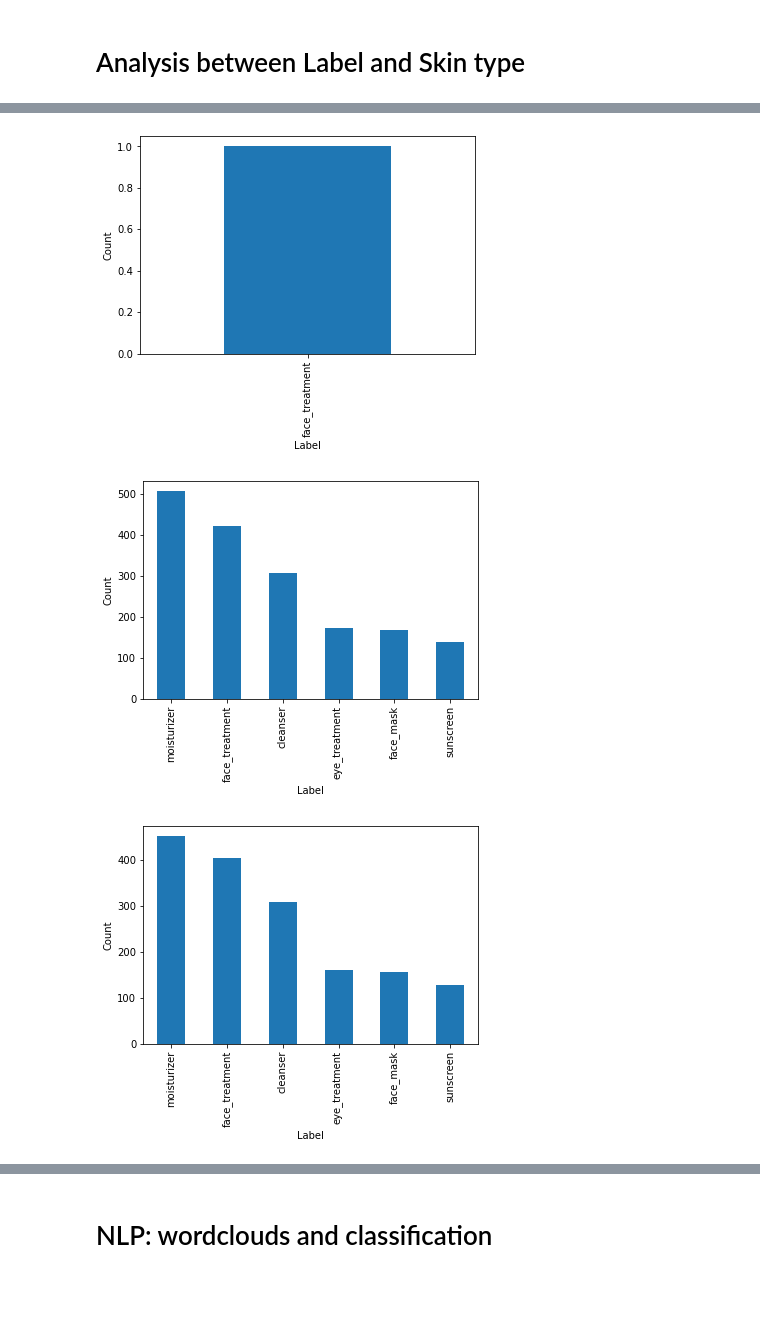
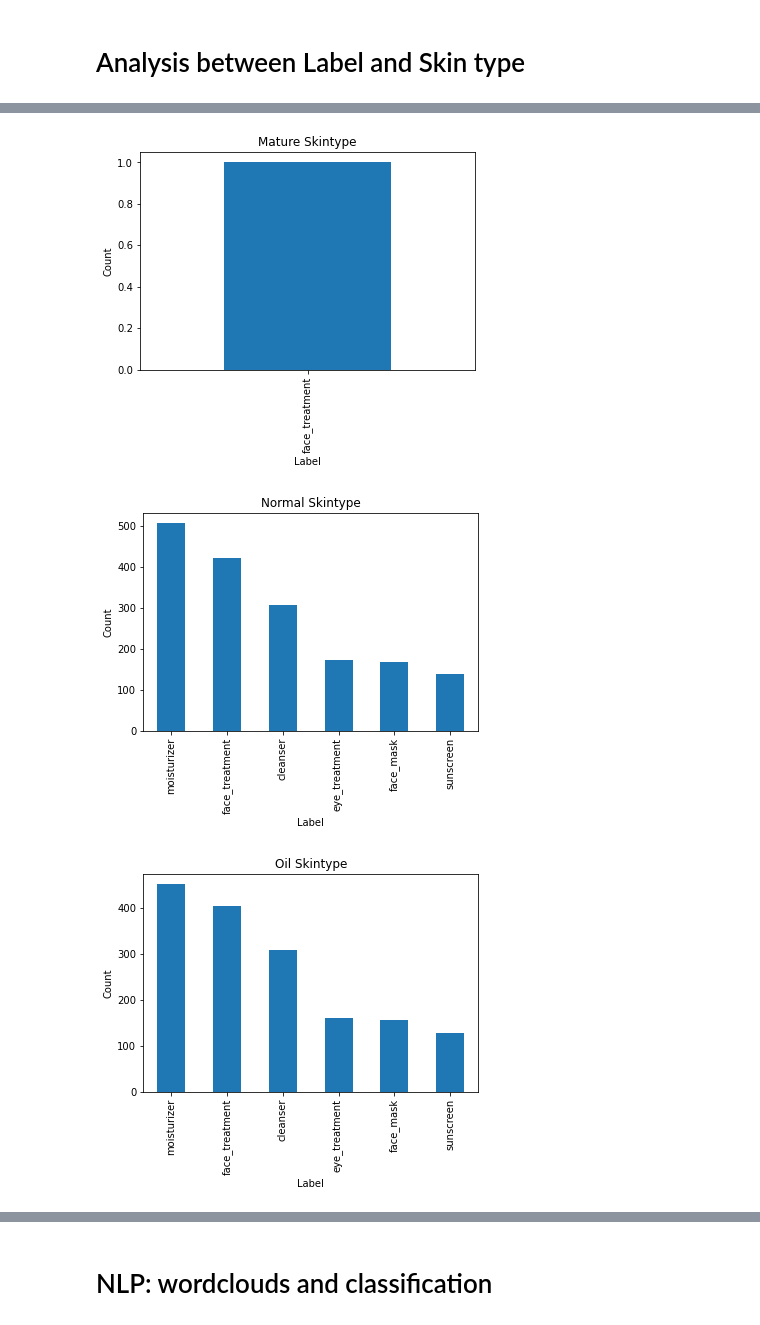
Before and after one commit to shrishashegde/Cosmetics-Recommendation, a Jupyter notebook: code/03_Data_Analysis.ipynb, the cells around one changed output, grey strips where cells are left out. Cells and saved outputs as stored; diff of their text form; code cells hidden in the pictures; blank space fills up the shorter version.

```diff
--- a/code/03_Data_Analysis.ipynb
+++ b/code/03_Data_Analysis.ipynb
@@ -143,30 +145,33 @@ plt.show()
 # %%
 data = df['Label'][df['Mature']==1].value_counts()
 type(data)
 data.plot.bar()
+plt.title("Mature Skintype")
 plt.xlabel("Label")
 plt.ylabel("Count")
 plt.show()
 # %% [output]
-[figure, old version]
+[figure, new version]
 # %%
 data = df['Label'][df['Normal']==1].value_counts()
 type(data)
 data.plot.bar()
+plt.title("Normal Skintype")
 plt.xlabel("Label")
 plt.ylabel("Count")
 plt.show()
 # %% [output]
-[figure, old version]
+[figure, new version]
 # %%
 data = df['Label'][df['Oil']==1].value_counts()
 type(data)
 data.plot.bar()
+plt.title("Oil Skintype")
 plt.xlabel("Label")
 plt.ylabel("Count")
 plt.show()
 # %% [output]
-[figure, old version]
+[figure, new version]
 # %%
 data = df['Label'][df['Sensitive']==1].value_counts()
 type(data)
```
Also changed, not shown: parts of 7 cells of this notebook.
